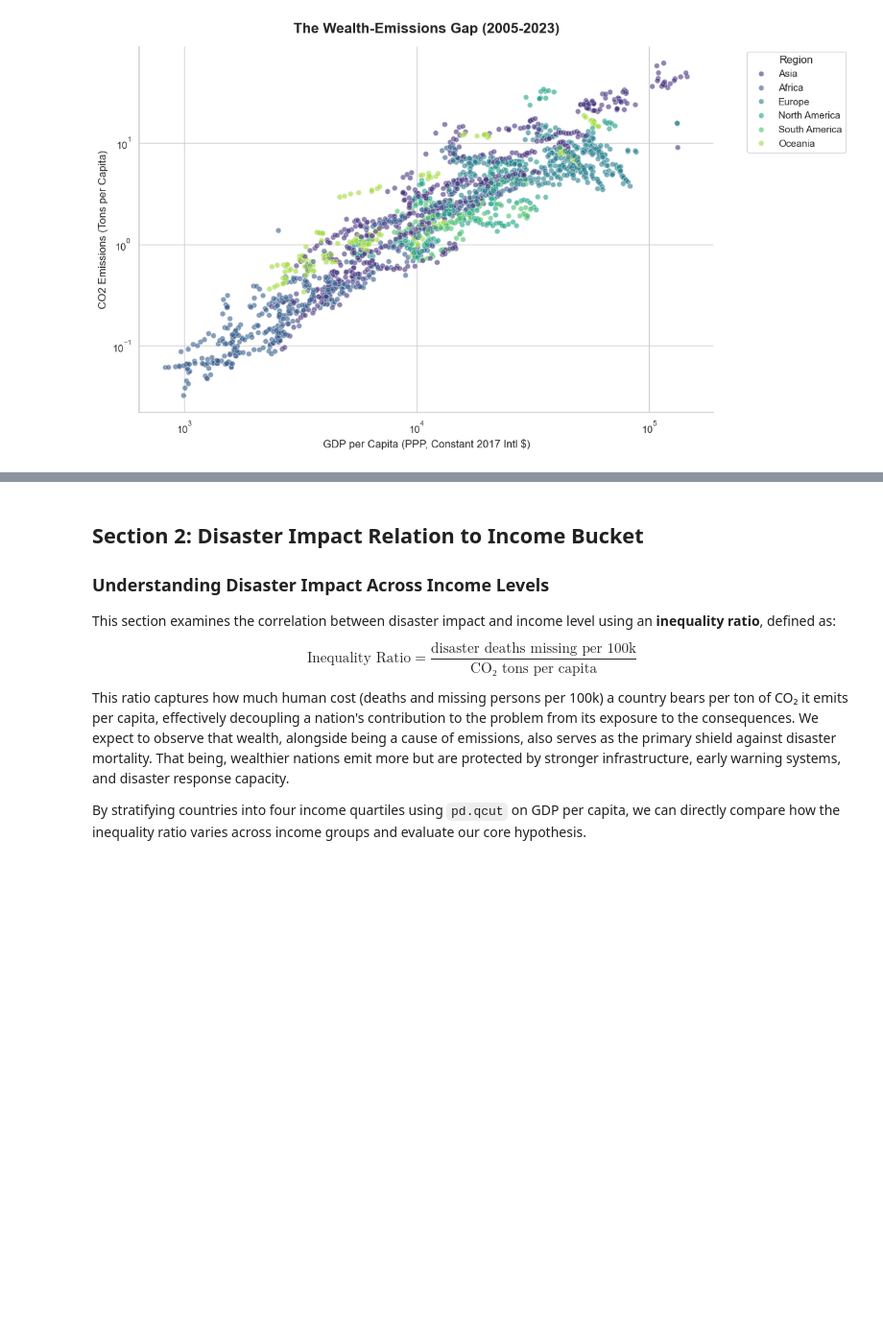
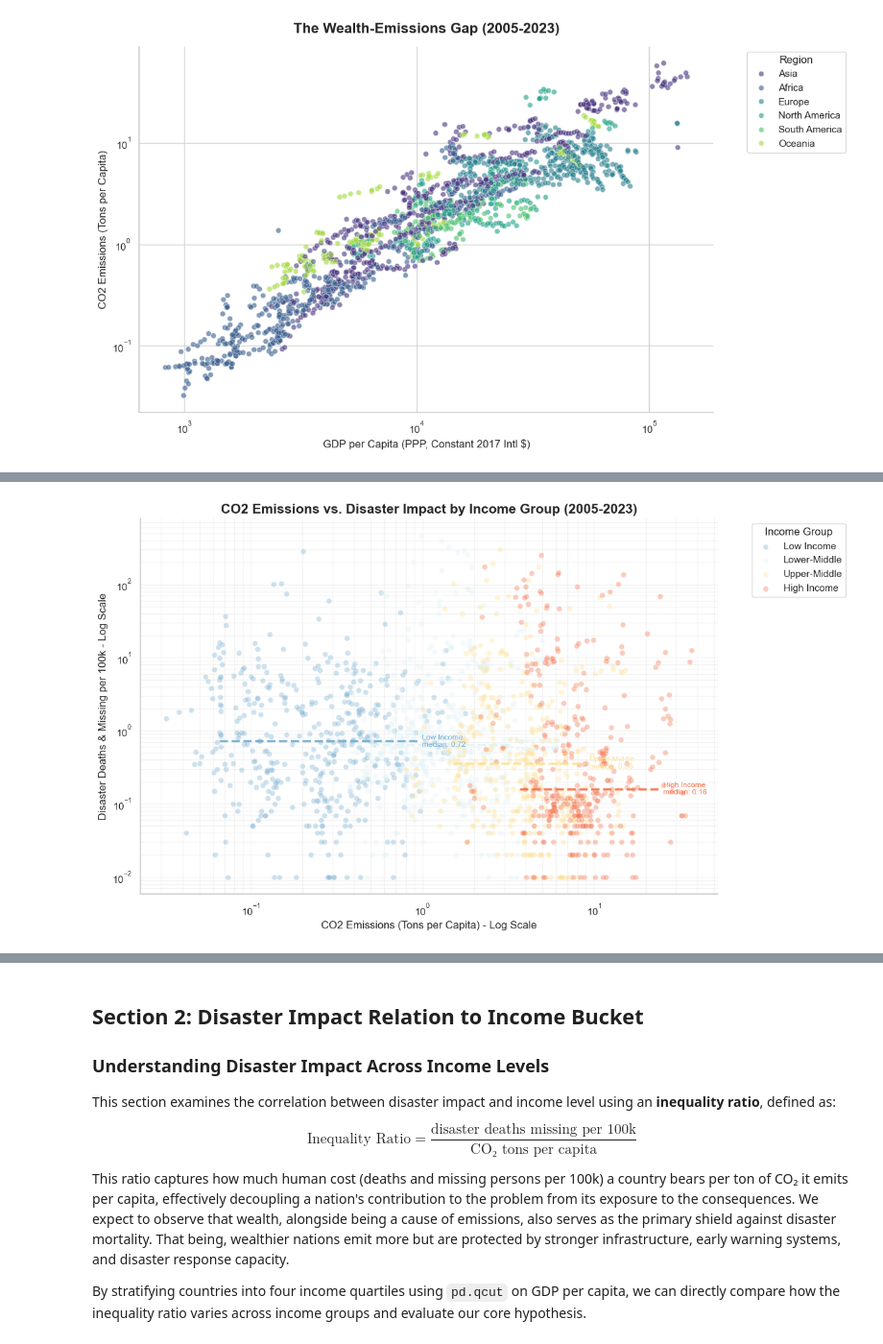
Before and after one commit to COGS108/Group133_WI26, a Jupyter notebook: 03-FinalProject.ipynb, the cells around one changed output, grey strips where cells are left out. Shown at 96% size. Cells and saved outputs as stored; diff of their text form; code cells hidden in the pictures; blank space fills up the shorter version.

Commit message:
co2 vs disaster plot and analysis

```diff
--- a/03-FinalProject.ipynb
+++ b/03-FinalProject.ipynb
@@ -305,0 +306,48 @@ Wealth and emissions are intimately connected as the wealthiest nations are the
+# %%
+plot_emissions = df[df['disaster_deaths_missing_per_100k'] > 0].copy()
+
+income_order = ['Low Income', 'Lower-Middle', 'Upper-Middle', 'High Income']
+palette = sns.color_palette('RdYlBu_r', 4)
+
+fig, ax = plt.subplots(figsize=(12, 7))
+sns.set_theme(style="whitegrid")
+
+# Scatter + horizontal median line per income group
+for i, group in enumerate(income_order):
+    subset = plot_emissions[plot_emissions['income_group'] == group]
+    ax.scatter(
+        subset['co2_tons_per_capita'],
+        subset['disaster_deaths_missing_per_100k'],
+        alpha=0.35, color=palette[i], edgecolors='w',
+        linewidths=0.3, s=35, label=group
+    )
+    median_val = subset['disaster_deaths_missing_per_100k'].median()
+    x_min = subset['co2_tons_per_capita'].quantile(0.05)
+    x_max = subset['co2_tons_per_capita'].quantile(0.95)
+    ax.hlines(
+        median_val, x_min, x_max,
+        color=palette[i], linewidth=2.5,
+        linestyle='--', alpha=0.9
+    )
+    ax.text(
+        x_max * 1.05, median_val,
+        f'{group}\nmedian: {median_val:.2f}',
+        color=palette[i], fontsize=8.5,
+        va='center'
+    )
+
+ax.set_xscale('log')
+ax.set_yscale('log')
+ax.set_title('CO2 Emissions vs. Disaster Impact by Income Group (2005-2023)',
+             fontsize=15, fontweight='bold')
+ax.set_xlabel('CO2 Emissions (Tons per Capita) - Log Scale', fontsize=12)
+ax.set_ylabel('Disaster Deaths & Missing per 100k - Log Scale', fontsize=12)
+ax.grid(True, which="both", ls="-", alpha=0.2)
+ax.legend(title='Income Group', bbox_to_anchor=(1.05, 1), loc='upper left')
+
+sns.despine()
+plt.tight_layout()
+plt.savefig("results/fig_emissions_vs_impact_by_income.png", dpi=150, bbox_inches='tight')
+plt.show()
+# %% [output]
+[figure, added]
```
Also changed, not shown: parts of 4 cells of this notebook, 1 other file.
